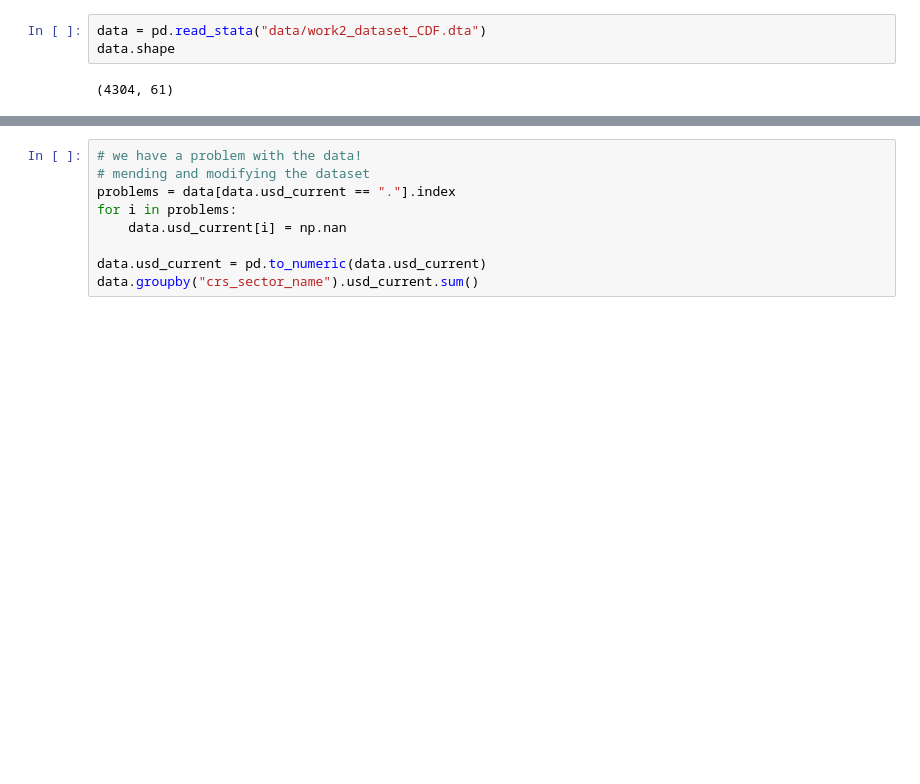
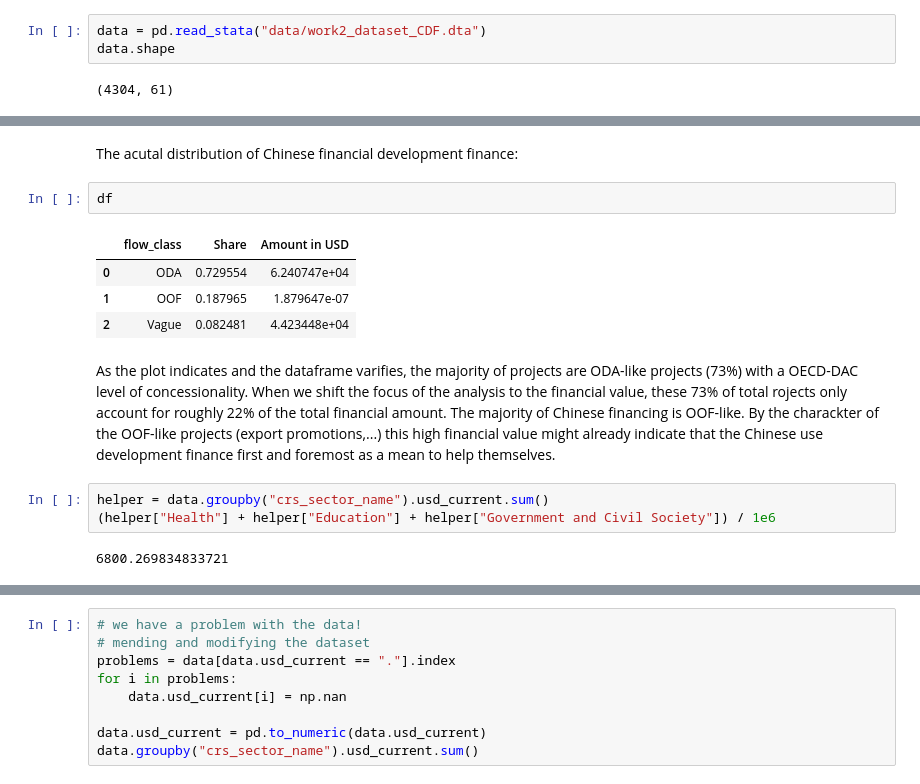
Before and after one commit to JonathanWillnow/ose-data-science-course-project-JonathanWillnow, a Jupyter notebook: JonathanWillnowOSE.ipynb, the cells around one changed output, grey strips where cells are left out. Saved outputs shown, nothing was run; the diff lists cells and outputs as text; blank space fills up the shorter version.

```diff
--- a/JonathanWillnowOSE.ipynb
+++ b/JonathanWillnowOSE.ipynb
@@ -169,0 +171,16 @@ ax.set_title("number of projects per year");
+# %% [markdown]
+The acutal distribution of Chinese financial development finance:
+# %%
+df
+# %% [output]
+|  | flow_class | Share | Amount in USD |
+| 0 | ODA | 0.729554 | 6.240747e+04 |
+| 1 | OOF | 0.187965 | 1.879647e-07 |
+| 2 | Vague | 0.082481 | 4.423448e+04 |
+# %% [markdown]
+As the plot indicates and the dataframe varifies, the majority of projects are ODA-like projects (73%) with a OECD-DAC level of concessionality. When we shift the focus of the analysis to the financial value, these 73% of total rojects only account for roughly 22% of the total financial amount. The majority of Chinese financing is OOF-like. By the charackter of the OOF-like projects (export promotions,...) this high financial value might already indicate that the Chinese use development finance first and foremost as a mean to help themselves.
+# %%
+helper = data.groupby("crs_sector_name").usd_current.sum()
+(helper["Health"] + helper["Education"] + helper["Government and Civil Society"]) / 1e6
+# %% [output]
+6800.269834833721
```
Also changed, not shown: parts of 13 cells of this notebook.
